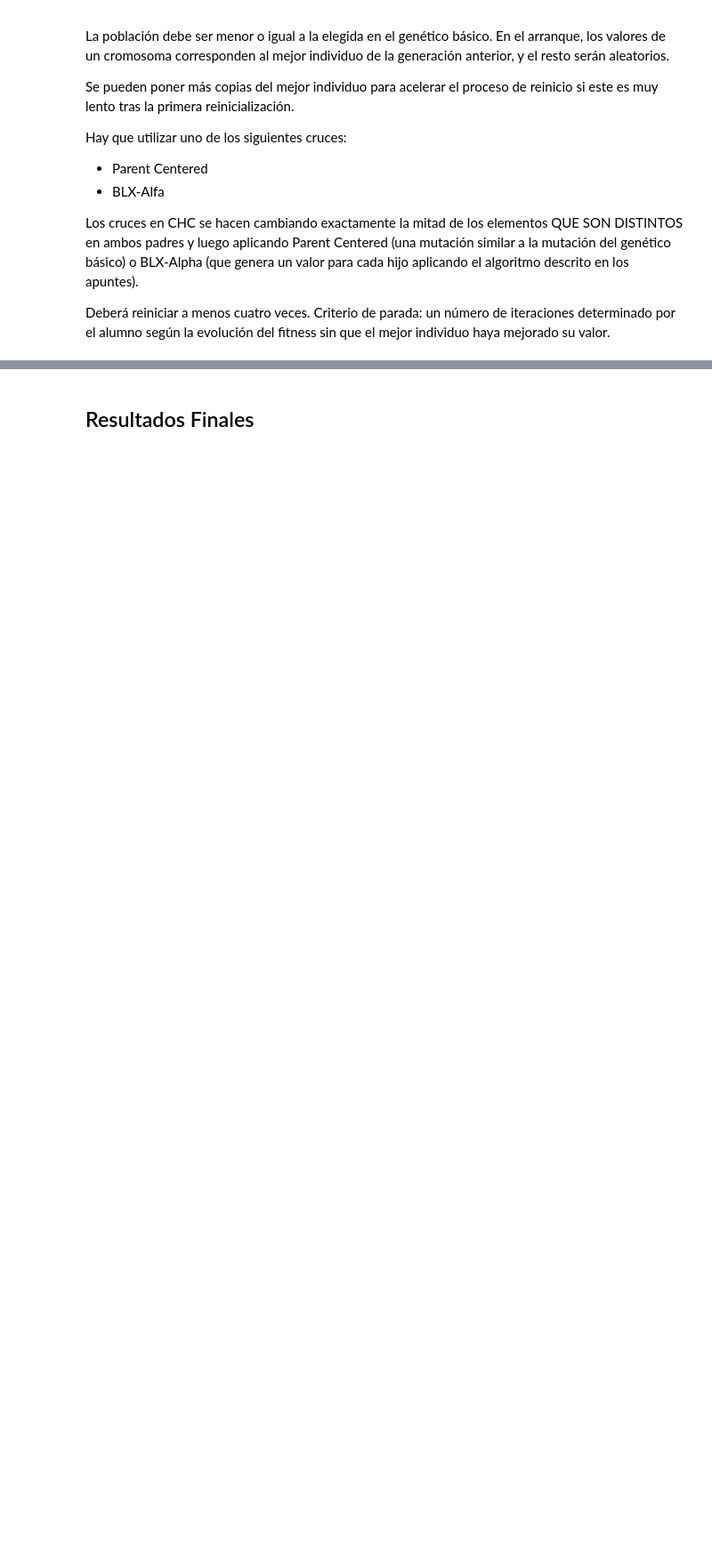
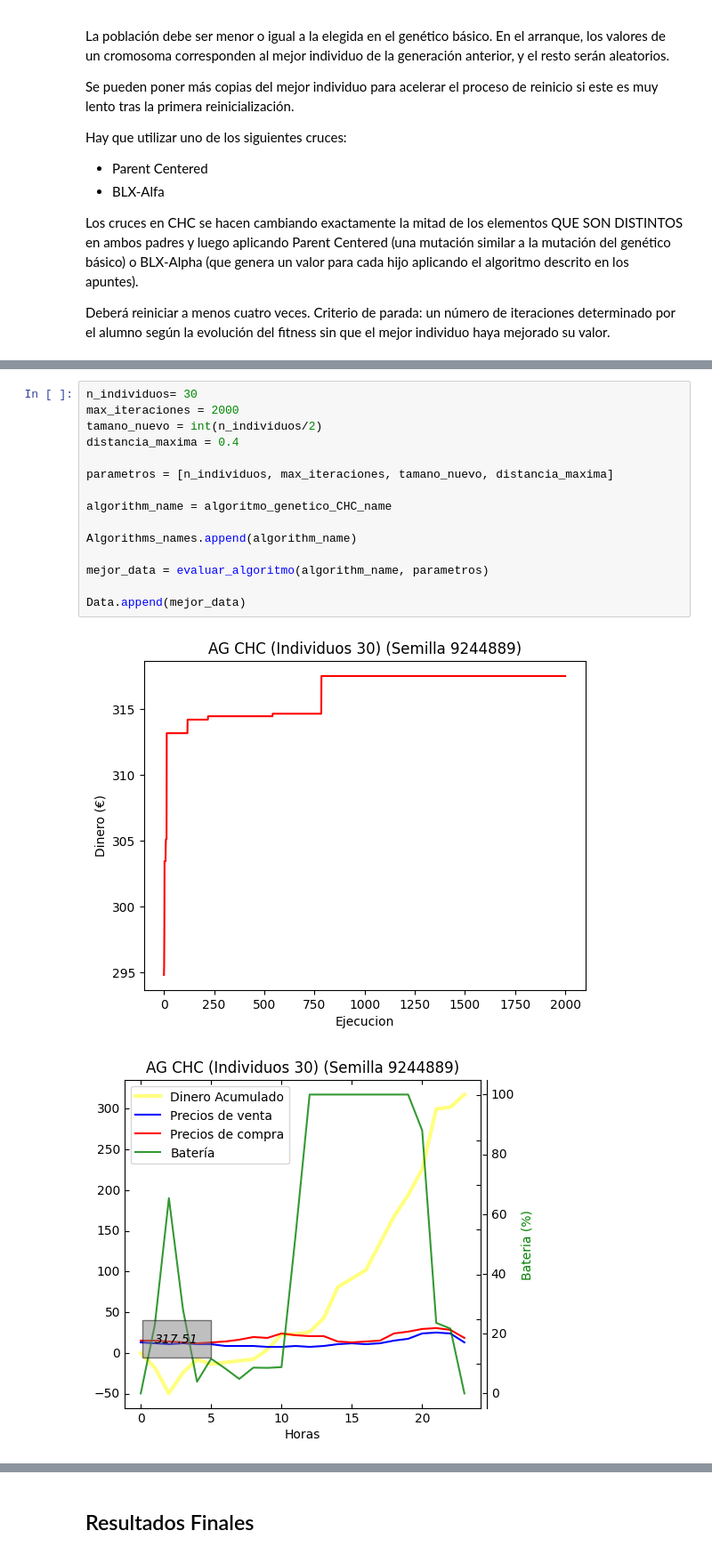
Before and after one commit to GrunCrow/Optimization_Solar_Plant, a Jupyter notebook: 3_Genetic_Algorithms/3_genetic_algorithms.ipynb, the cells around one changed output, grey strips where cells are left out. Shown at 89% size. Cells and saved outputs as stored; diff of their text form; blank space fills up the shorter version.

```diff
--- a/3_Genetic_Algorithms/3_genetic_algorithms.ipynb
+++ b/3_Genetic_Algorithms/3_genetic_algorithms.ipynb
@@ -887,0 +872,18 @@ def algoritmo_genetico_chc(n_individuos, max_iteraciones, tamano_nuevo, distanci
+# %%
+n_individuos= 30
+max_iteraciones = 2000
+tamano_nuevo = int(n_individuos/2)
+distancia_maxima = 0.4
+
+parametros = [n_individuos, max_iteraciones, tamano_nuevo, distancia_maxima]
+
+algorithm_name = algoritmo_genetico_CHC_name
+
+Algorithms_names.append(algorithm_name)
+
+mejor_data = evaluar_algoritmo(algorithm_name, parametros)
+
+Data.append(mejor_data)
+# %% [output]
+[figure, added]
+[figure, added]
```
Also changed, not shown: parts of 20 cells of this notebook, 20 other files.
